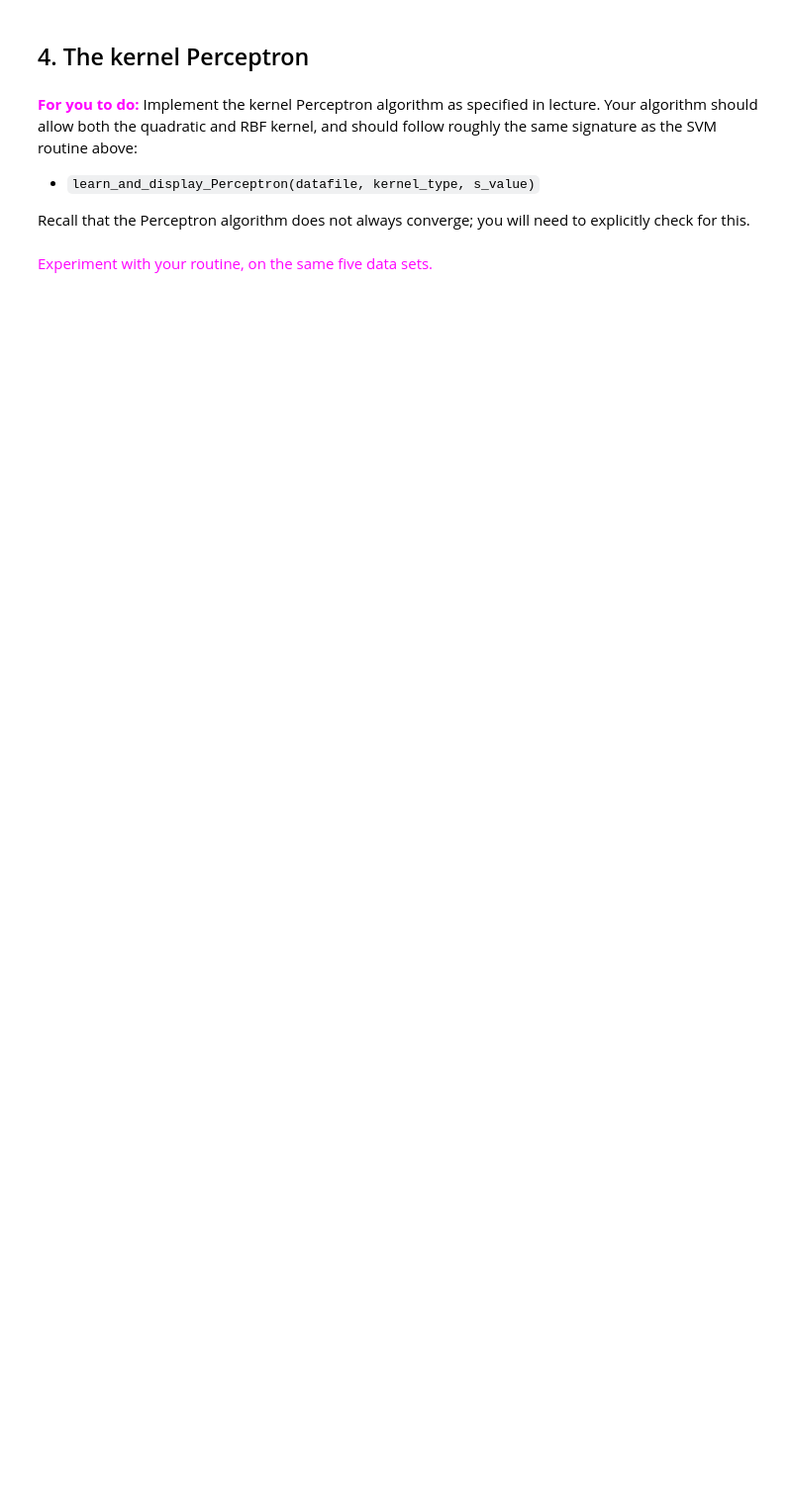
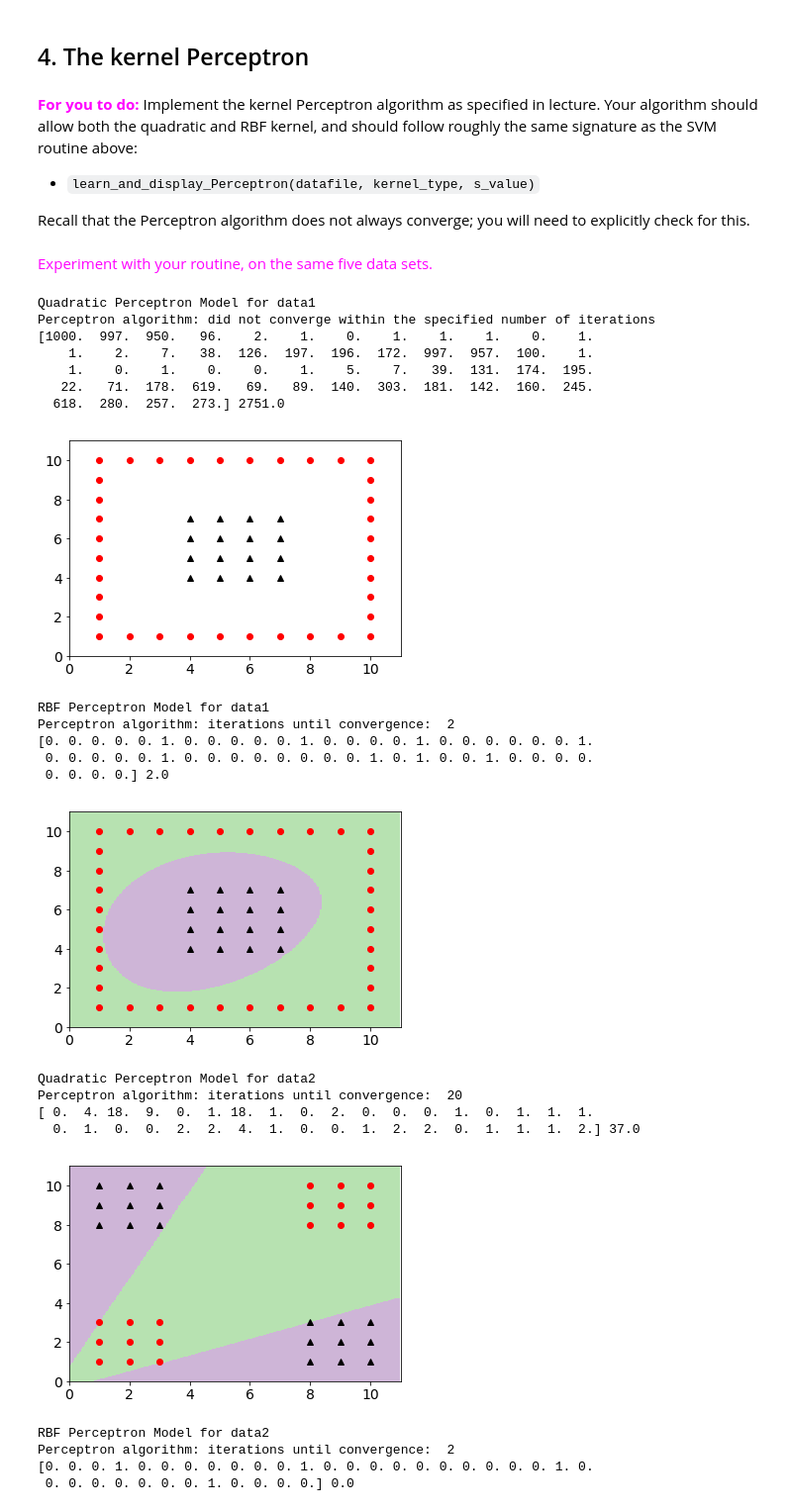
Before and after one commit to SindhuSobhan/MachineLearn, a Jupyter notebook: UCSanDiego ML/Kernal_SVM _Perceptron/kernel_SVM_and_Perceptron.ipynb, the cells around one changed output. Shown at 99% size. Saved outputs shown, nothing was run; the diff lists cells and outputs as text; code cells hidden in the pictures; blank space fills up the shorter version.

Commit message:
Add code for Kernel Perceptron

```diff
--- a/UCSanDiego ML/Kernal_SVM _Perceptron/kernel_SVM_and_Perceptron.ipynb
+++ b/UCSanDiego ML/Kernal_SVM _Perceptron/kernel_SVM_and_Perceptron.ipynb
@@ -101,2 +178,37 @@ def learn_and_display_Perceptron(datafile, kernel_type='rbf', s_value=1.0):
 # %% [markdown]
 <font color="magenta">Experiment with your routine, on the same five data sets.</font>
+# %%
+for i in range(1,5):
+    print('Quadratic Perceptron Model for data' + str(i))
+    learn_and_display_Perceptron('data'+ str(i) +'.txt', 'quadratic')
+    #print('Quadratic SVM Model for data' + str(i))
+    #learn_and_display_SVM('data'+ str(i) +'.txt', 'quadratic', 5)
+
+    print('RBF Perceptron Model for data' + str(i))
+    learn_and_display_Perceptron('data'+ str(i) +'.txt', 'rbf', 5)
+    #print('RBF SVM Model for data' + str(i))
+    #learn_and_display_SVM('data'+ str(i) +'.txt', 'rbf', 5, 5)
+# %% [output]
+Quadratic Perceptron Model for data1
+Perceptron algorithm: did not converge within the specified number of iterations
+[1000.  997.  950.   96.    2.    1.    0.    1.    1.    1.    0.    1.
+    1.    2.    7.   38.  126.  197.  196.  172.  997.  957.  100.    1.
+    1.    0.    1.    0.    0.    1.    5.    7.   39.  131.  174.  195.
+   22.   71.  178.  619.   69.   89.  140.  303.  181.  142.  160.  245.
+  618.  280.  257.  273.] 2751.0
+[figure, added]
+RBF Perceptron Model for data1
+Perceptron algorithm: iterations until convergence:  2
+[0. 0. 0. 0. 0. 1. 0. 0. 0. 0. 0. 1. 0. 0. 0. 0. 1. 0. 0. 0. 0. 0. 0. 1.
+ 0. 0. 0. 0. 0. 1. 0. 0. 0. 0. 0. 0. 0. 0. 1. 0. 1. 0. 0. 1. 0. 0. 0. 0.
+ 0. 0. 0. 0.] 2.0
+[figure, added]
+Quadratic Perceptron Model for data2
+Perceptron algorithm: iterations until convergence:  20
+[ 0.  4. 18.  9.  0.  1. 18.  1.  0.  2.  0.  0.  0.  1.  0.  1.  1.  1.
+  0.  1.  0.  0.  2.  2.  4.  1.  0.  0.  1.  2.  2.  0.  1.  1.  1.  2.] 37.0
+[figure, added]
+RBF Perceptron Model for data2
+Perceptron algorithm: iterations until convergence:  2
+[0. 0. 0. 1. 0. 0. 0. 0. 0. 0. 0. 1. 0. 0. 0. 0. 0. 0. 0. 0. 0. 0. 1. 0.
+ 0. 0. 0. 0. 0. 0. 0. 1. 0. 0. 0. 0.] 0.0
```
Also changed, not shown: parts of 6 cells of this notebook.
